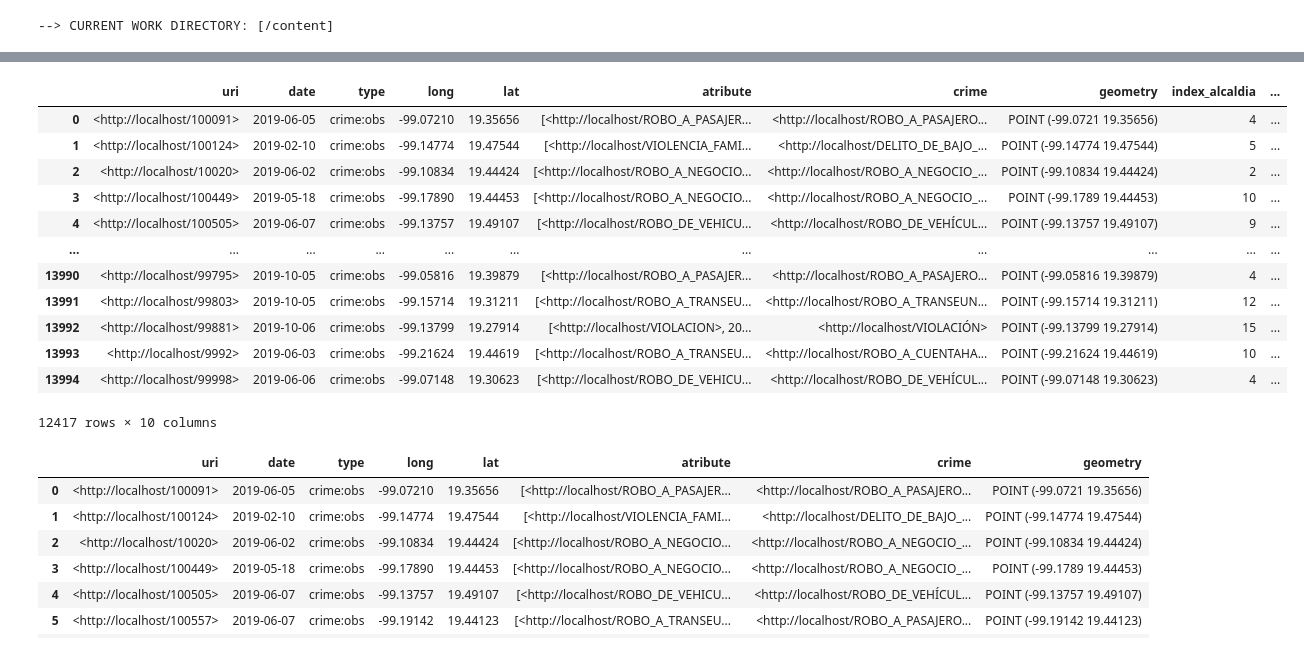
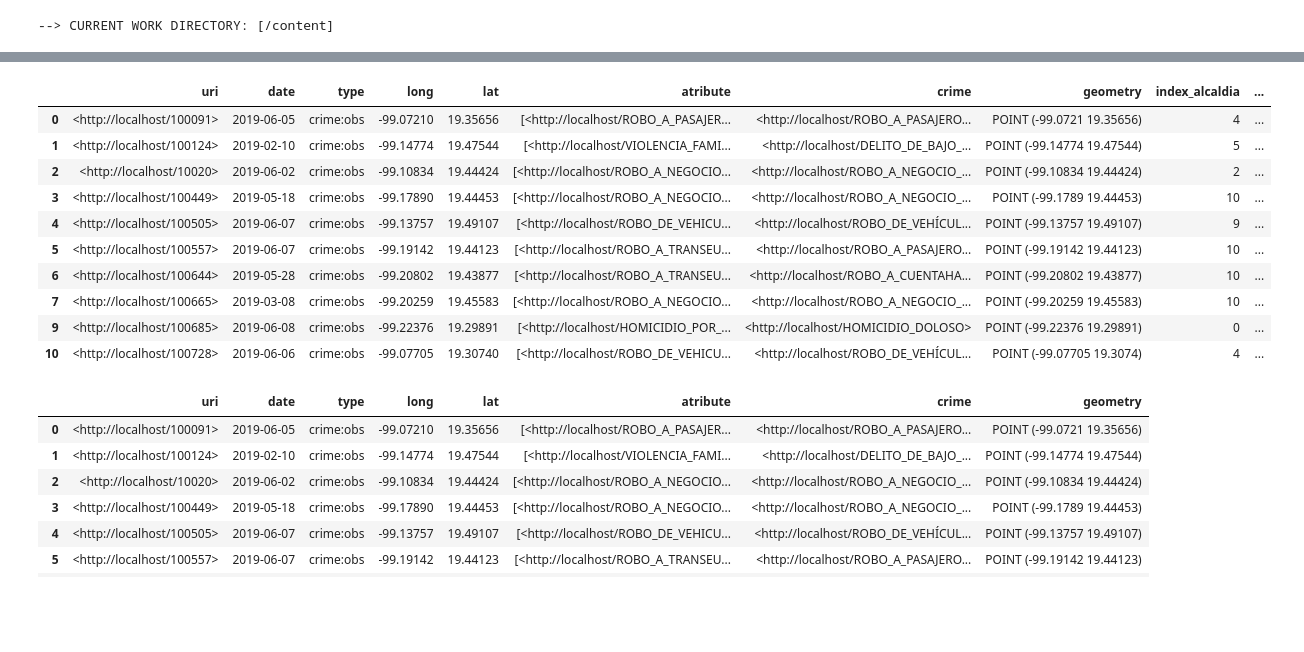
Before and after one commit to Osw1997/tsl, a Jupyter notebook: examples/notebooks/replication_notebook.ipynb, the cells around one changed output, grey strips where cells are left out. Cells and saved outputs as stored; diff of their text form; code cells hidden in the pictures; blank space fills up the shorter version.

```diff
--- a/examples/notebooks/replication_notebook.ipynb
+++ b/examples/notebooks/replication_notebook.ipynb
@@ -133,12 +97,13 @@ def contained(geo_df, points_series):
 
 #### La matriz de sitancias entre denuncias y denuncias denuncias las podemos calcular asi
 def distance_matrix_crimes(df):
-    #cambiamos la proyección para distancias en metros
-    df = gpd.GeoDataFrame(
-        df, geometry = gpd.points_from_xy(df.lat, df.long),
-        crs="EPSG:4326"
-    )
-    df = df.set_crs('EPSG:4326').to_crs('EPSG:3857')
+    # #cambiamos la proyección para distancias en metros
+    # df = gpd.GeoDataFrame(
+    #     df, geometry = gpd.points_from_xy(df.lat, df.long),
+    #     crs="EPSG:4326"
+    # )
+    df = gpd.GeoDataFrame(df, crs='EPSG:4326').to_crs('EPSG:3857')
+    # df = df.set_crs('EPSG:4326').to_crs('EPSG:3857')
     dist = df.geometry.apply(lambda g: df.distance(g))
 
     # # Con esta funcion obtenemos la distancia de cada denuncia con respecto de cada centroide
@@ -270,7 +235,7 @@ def load_raw():
     df = df[valid_rows]
 
     # # Con esta funcion obtenemos la distancia de cada denuncia con respecto a cada denuncia
-    dist = distance_matrix_crimes(df)
+    distance_matrix_crimes(df)
     # path = "crime_cdmx_dist.npy"
     # np.save(path, dist)
 
@@ -294,19 +306,17 @@ array([inf, inf, inf, ..., inf, inf, inf])
 # %%
-dft
+dft[:10]
 # %% [output]
 |  | uri | date | type | long | lat | atribute | crime | geometry | index_alcaldia | ... |
 | 0 | <http://localhost/100091> | 2019-06-05 | crime:obs | -99.07210 | 19.35656 | [<http://localhost/ROBO_A_PASAJER... | <http://localhost/ROBO_A_PASAJERO... | POINT (-99.0721 19.35656) | 4 | ... |
 | 1 | <http://localhost/100124> | 2019-02-10 | crime:obs | -99.14774 | 19.47544 | [<http://localhost/VIOLENCIA_FAMI... | <http://localhost/DELITO_DE_BAJO_... | POINT (-99.14774 19.47544) | 5 | ... |
 | 2 | <http://localhost/10020> | 2019-06-02 | crime:obs | -99.10834 | 19.44424 | [<http://localhost/ROBO_A_NEGOCIO... | <http://localhost/ROBO_A_NEGOCIO_... | POINT (-99.10834 19.44424) | 2 | ... |
 | 3 | <http://localhost/100449> | 2019-05-18 | crime:obs | -99.17890 | 19.44453 | [<http://localhost/ROBO_A_NEGOCIO... | <http://localhost/ROBO_A_NEGOCIO_... | POINT (-99.1789 19.44453) | 10 | ... |
 | 4 | <http://localhost/100505> | 2019-06-07 | crime:obs | -99.13757 | 19.49107 | [<http://localhost/ROBO_DE_VEHICU... | <http://localhost/ROBO_DE_VEHÍCUL... | POINT (-99.13757 19.49107) | 9 | ... |
-| ... | ... | ... | ... | ... | ... | ... | ... | ... | ... | ... |
-| 13990 | <http://localhost/99795> | 2019-10-05 | crime:obs | -99.05816 | 19.39879 | [<http://localhost/ROBO_A_PASAJER... | <http://localhost/ROBO_A_PASAJERO... | POINT (-99.05816 19.39879) | 4 | ... |
-| 13991 | <http://localhost/99803> | 2019-10-05 | crime:obs | -99.15714 | 19.31211 | [<http://localhost/ROBO_A_TRANSEU... | <http://localhost/ROBO_A_TRANSEUN... | POINT (-99.15714 19.31211) | 12 | ... |
-| 13992 | <http://localhost/99881> | 2019-10-06 | crime:obs | -99.13799 | 19.27914 | [<http://localhost/VIOLACION>, 20... | <http://localhost/VIOLACIÓN> | POINT (-99.13799 19.27914) | 15 | ... |
-| 13993 | <http://localhost/9992> | 2019-06-03 | crime:obs | -99.21624 | 19.44619 | [<http://localhost/ROBO_A_TRANSEU... | <http://localhost/ROBO_A_CUENTAHA... | POINT (-99.21624 19.44619) | 10 | ... |
-| 13994 | <http://localhost/99998> | 2019-06-06 | crime:obs | -99.07148 | 19.30623 | [<http://localhost/ROBO_DE_VEHICU... | <http://localhost/ROBO_DE_VEHÍCUL... | POINT (-99.07148 19.30623) | 4 | ... |
+| 5 | <http://localhost/100557> | 2019-06-07 | crime:obs | -99.19142 | 19.44123 | [<http://localhost/ROBO_A_TRANSEU... | <http://localhost/ROBO_A_PASAJERO... | POINT (-99.19142 19.44123) | 10 | ... |
+| 6 | <http://localhost/100644> | 2019-05-28 | crime:obs | -99.20802 | 19.43877 | [<http://localhost/ROBO_A_TRANSEU... | <http://localhost/ROBO_A_CUENTAHA... | POINT (-99.20802 19.43877) | 10 | ... |
+| 7 | <http://localhost/100665> | 2019-03-08 | crime:obs | -99.20259 | 19.45583 | [<http://localhost/ROBO_A_NEGOCIO... | <http://localhost/ROBO_A_NEGOCIO_... | POINT (-99.20259 19.45583) | 10 | ... |
+| 9 | <http://localhost/100685> | 2019-06-08 | crime:obs | -99.22376 | 19.29891 | [<http://localhost/HOMICIDIO_POR_... | <http://localhost/HOMICIDIO_DOLOSO> | POINT (-99.22376 19.29891) | 0 | ... |
+| 10 | <http://localhost/100728> | 2019-06-06 | crime:obs | -99.07705 | 19.30740 | [<http://localhost/ROBO_DE_VEHICU... | <http://localhost/ROBO_DE_VEHÍCUL... | POINT (-99.07705 19.3074) | 4 | ... |
-12417 rows × 10 columns
 # %%
 dft[:10]
 # %% [output]
```
Also changed, not shown: parts of 8 cells of this notebook.
